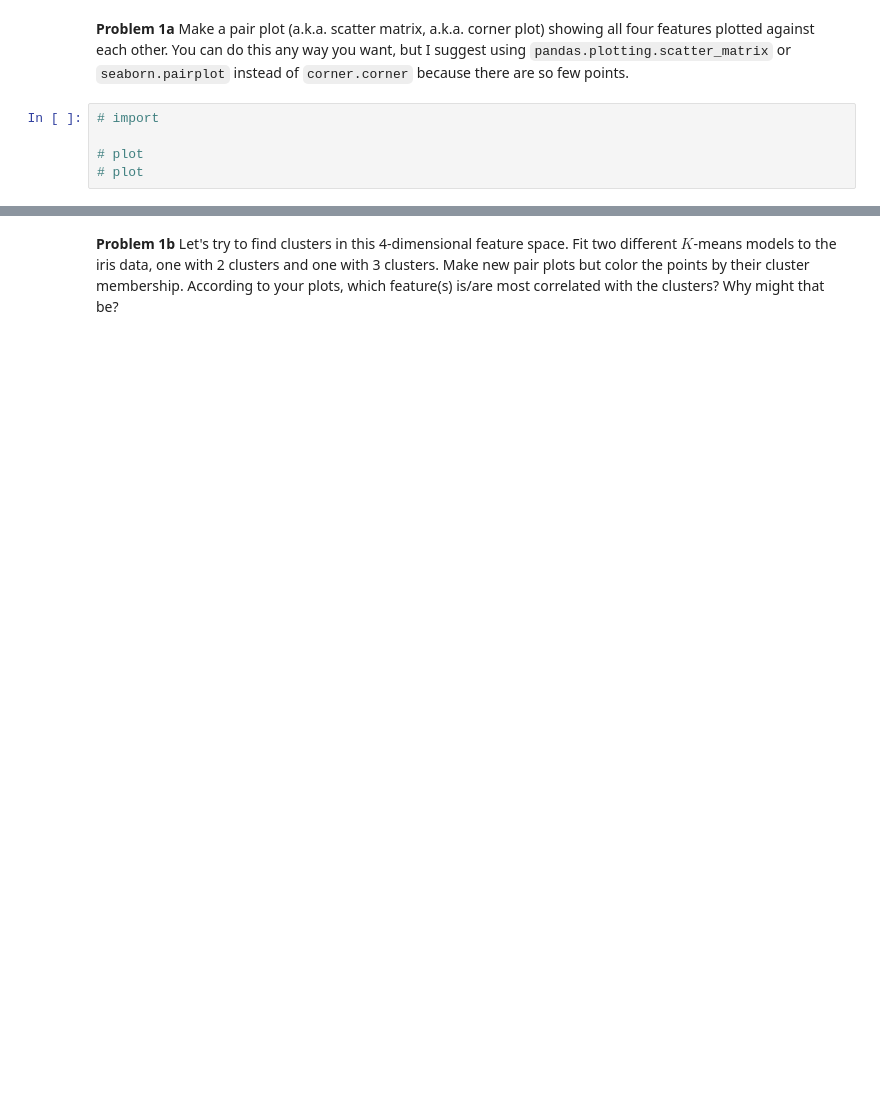
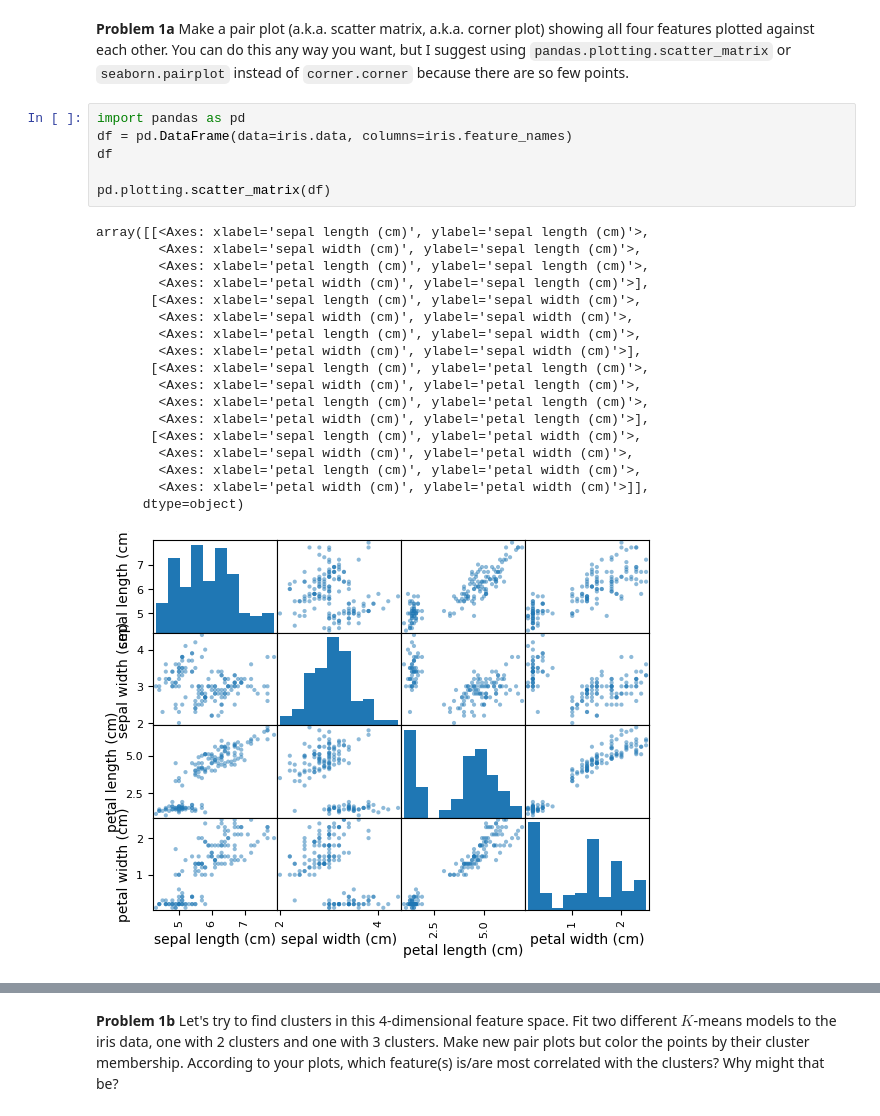
Before and after one commit to ASTR154/clustering, a Jupyter notebook: clustering.ipynb, the cells around one changed output, grey strips where cells are left out. Drawn from its saved outputs; the diff is of its cells as text; blank space fills up the shorter version.

```diff
--- a/clustering.ipynb
+++ b/clustering.ipynb
@@ -17,7 +35,27 @@ print(iris['DESCR'])
 # %% [markdown]
 **Problem 1a** Make a pair plot (a.k.a. scatter matrix, a.k.a. corner plot) showing all four features plotted against each other. You can do this any way you want, but I suggest using `pandas.plotting.scatter_matrix` or `seaborn.pairplot` instead of `corner.corner` because there are so few points.
-# %%
-# import
-
-# plot
-# plot
+# %%
+import pandas as pd
+df = pd.DataFrame(data=iris.data, columns=iris.feature_names)
+df
+
+pd.plotting.scatter_matrix(df)
+# %% [output]
+array([[<Axes: xlabel='sepal length (cm)', ylabel='sepal length (cm)'>,
+        <Axes: xlabel='sepal width (cm)', ylabel='sepal length (cm)'>,
+        <Axes: xlabel='petal length (cm)', ylabel='sepal length (cm)'>,
+        <Axes: xlabel='petal width (cm)', ylabel='sepal length (cm)'>],
+       [<Axes: xlabel='sepal length (cm)', ylabel='sepal width (cm)'>,
+        <Axes: xlabel='sepal width (cm)', ylabel='sepal width (cm)'>,
+        <Axes: xlabel='petal length (cm)', ylabel='sepal width (cm)'>,
+        <Axes: xlabel='petal width (cm)', ylabel='sepal width (cm)'>],
+       [<Axes: xlabel='sepal length (cm)', ylabel='petal length (cm)'>,
+        <Axes: xlabel='sepal width (cm)', ylabel='petal length (cm)'>,
+        <Axes: xlabel='petal length (cm)', ylabel='petal length (cm)'>,
+        <Axes: xlabel='petal width (cm)', ylabel='petal length (cm)'>],
+       [<Axes: xlabel='sepal length (cm)', ylabel='petal width (cm)'>,
+        <Axes: xlabel='sepal width (cm)', ylabel='petal width (cm)'>,
+        <Axes: xlabel='petal length (cm)', ylabel='petal width (cm)'>,
+        <Axes: xlabel='petal width (cm)', ylabel='petal width (cm)'>]],
+      dtype=object)
+[figure, added]
```
Also changed, not shown: parts of 20 cells of this notebook.
